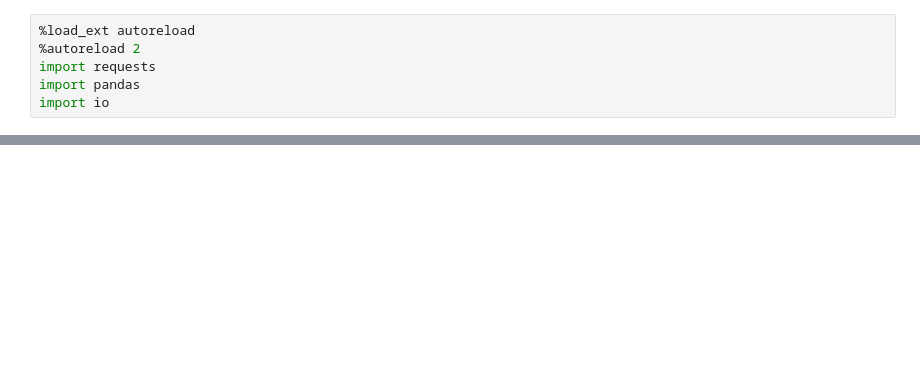
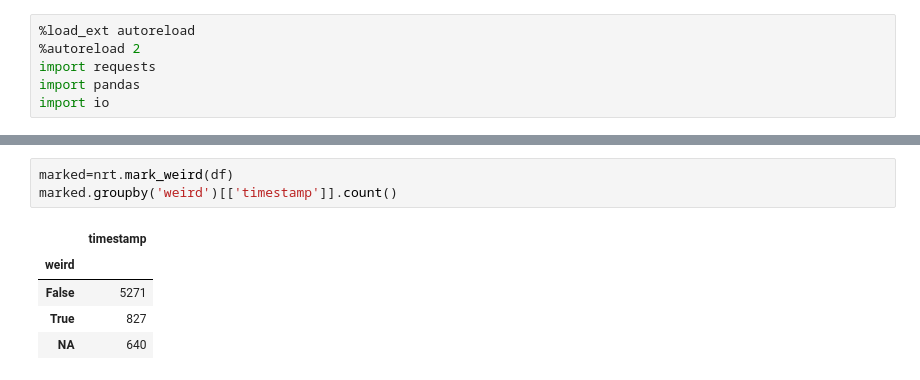
Before and after one commit to Ezibenroc/calibration_analysis, a Jupyter notebook: G5K_non-regression-test.ipynb, the cells around one changed output, grey strips where cells are left out. Drawn from its saved outputs; the diff is of its cells as text; blank space fills up the shorter version.

```diff
--- a/G5K_non-regression-test.ipynb
+++ b/G5K_non-regression-test.ipynb
@@ -38,0 +38,9 @@ nrt.plot_latest_distribution(df)
+# %%
+marked=nrt.mark_weird(df)
+marked.groupby('weird')[['timestamp']].count()
+# %% [output]
+|  | timestamp |
+| weird |  |
+| False | 5271 |
+| True | 827 |
+| NA | 640 |
```
Also changed, not shown: parts of 6 cells of this notebook, 1 other file.
